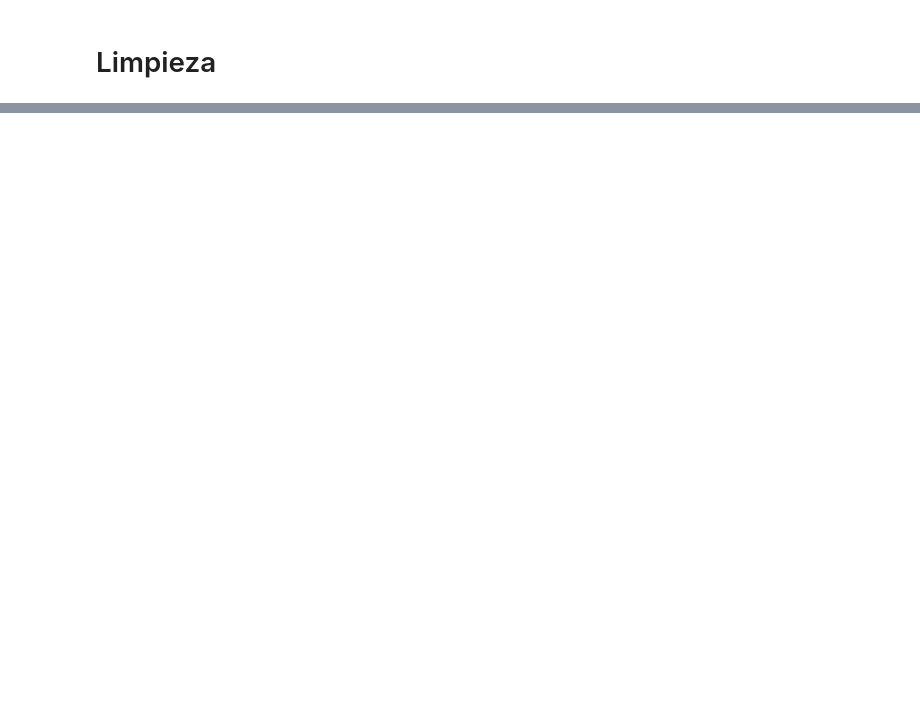
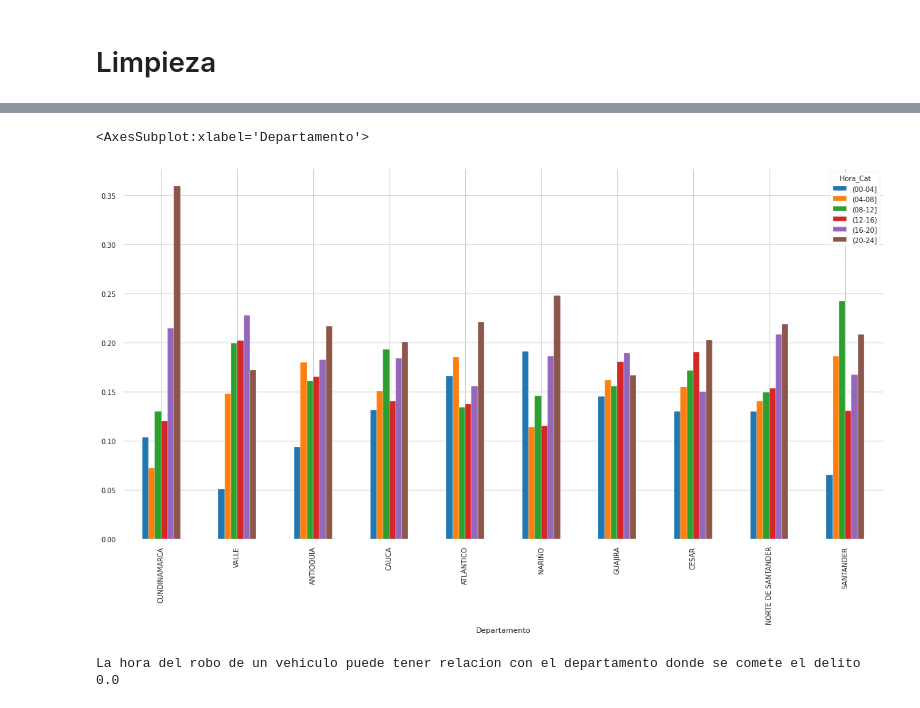
Before and after one commit to omalagon/cda-hurtos-colombia, a Jupyter notebook: Hurtos.ipynb, the cells around one changed output, grey strips where cells are left out. Cells and saved outputs as stored; diff of their text form; code cells hidden in the pictures; blank space fills up the shorter version.

```diff
--- a/Hurtos.ipynb
+++ b/Hurtos.ipynb
@@ -127,0 +159,3 @@ report.to_file('Perfilamiento de hurto a vehículos.html')
+# %%
+df_hurtos_cross_div = df_hurtos_top.div(df_hurtos_top.All, axis=0)
+df_hurtos_cross_div = df_hurtos_cross_div.drop(['All'], axis=1).drop('All', axis=0)
@@ -127,0 +167,14 @@ report.to_file('Perfilamiento de hurto a vehículos.html')
+# %%
+df_hurtos_cross_div.plot(kind='bar',figsize=(20,10),legend=True)
+# %% [output]
+<AxesSubplot:xlabel='Departamento'>
+[figure, added]
+# %%
+chi2, p, dof, ex =chi2_contingency(df_hurtos_hora_detartamento_c)
+
+if (p < 0.05):
+    print('La hora del robo de un vehiculo puede tener relacion con el departamento donde se comete el delito')
+    print(p)
+# %% [output]
+La hora del robo de un vehiculo puede tener relacion con el departamento donde se comete el delito
+0.0
```
Also changed, not shown: parts of 13 cells of this notebook.
